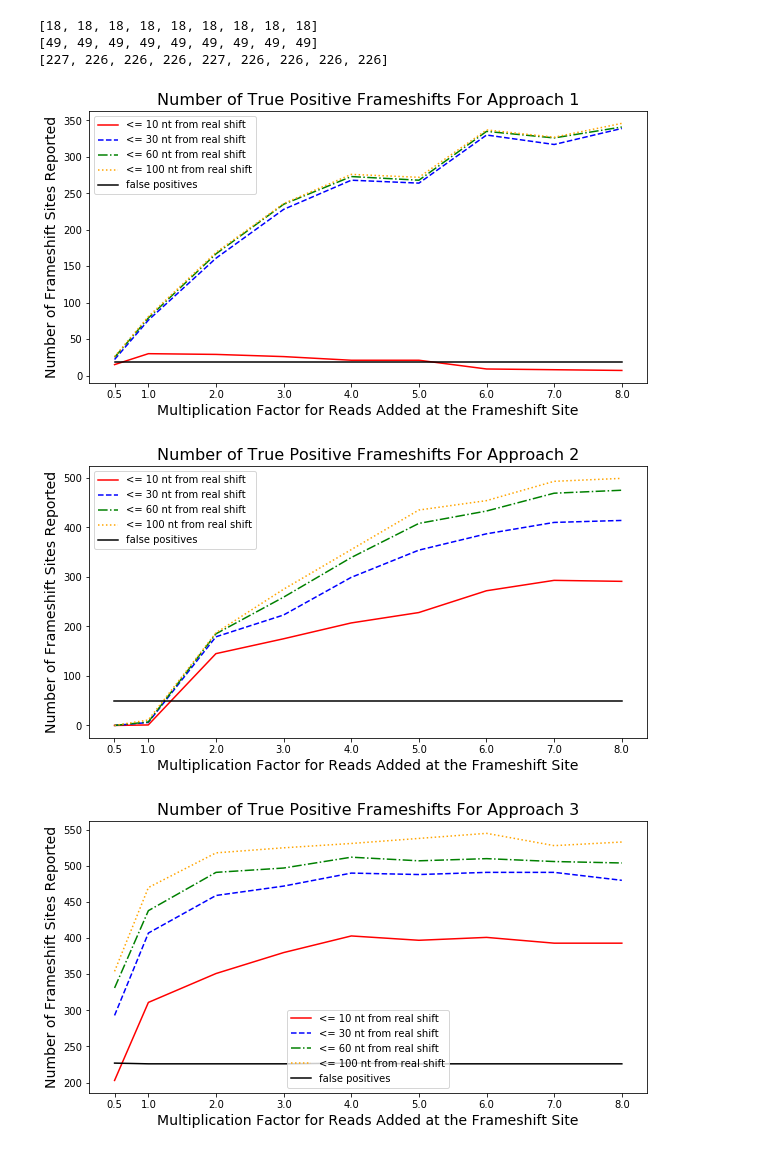
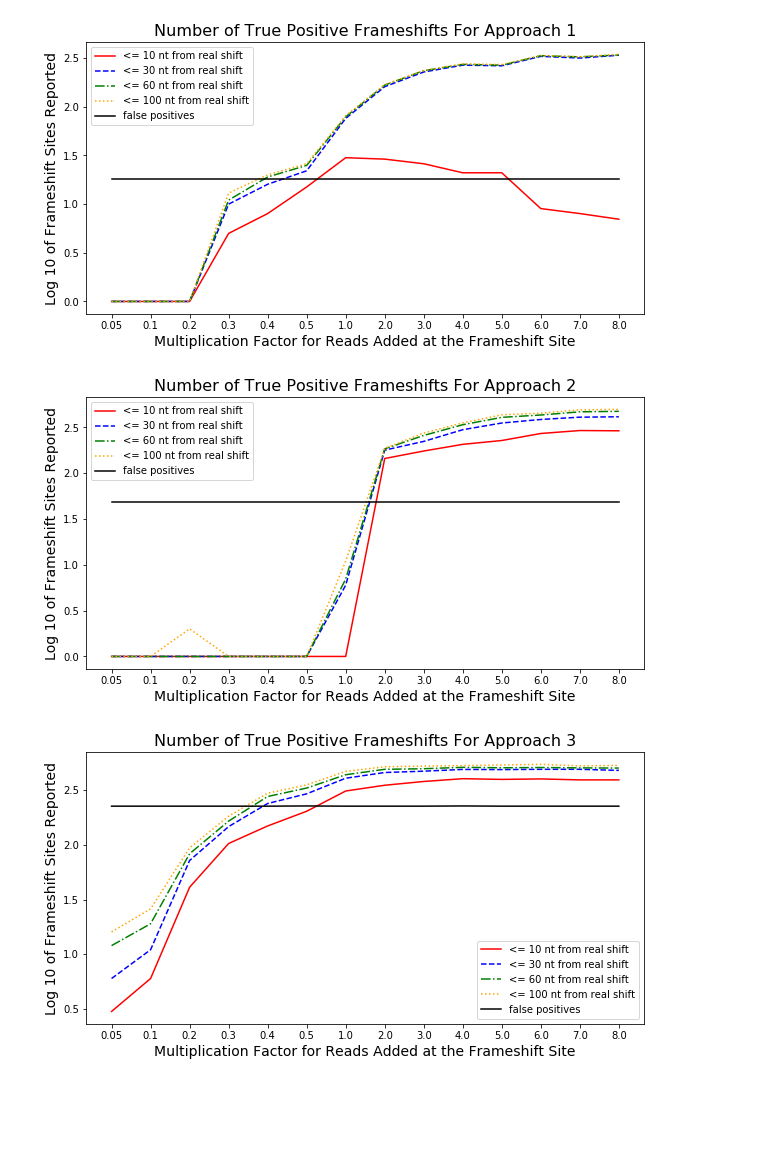
Before and after one commit to ayurovsky/old_Frame-Shift-Detector, a Jupyter notebook: SimulatedShiftReports-v2.ipynb, the cells around one changed output. Cells and saved outputs as stored; diff of their text form; code cells hidden in the pictures; blank space fills up the shorter version.

Commit message:
Updated ShiftReports - log scale, broad range of percents

```diff
--- a/SimulatedShiftReports-v2.ipynb
+++ b/SimulatedShiftReports-v2.ipynb
@@ -37,11 +37,13 @@ display(HTML(data="""
 import matplotlib.pyplot as plt
 %matplotlib inline
 from matplotlib.pyplot import subplot
+import numpy as np
+import math
 
 shift_info_dict = dict()
 shift_true_positives = dict()
 shift_false_positives = dict()
-levels = [0.5, 1.0, 2.0, 3.0, 4.0, 5.0, 6.0, 7.0, 8.0]
+levels = [0.05, 0.1, 0.2, 0.3, 0.4, 0.5, 1.0, 2.0, 3.0, 4.0, 5.0, 6.0, 7.0, 8.0]
 approaches = [1, 2, 3]
 
 distances = [10, 30, 60, 100]
@@ -89,43 +91,47 @@ for approach in approaches:
             if (gene_name in shift_info_dict[level]):
                 detected_shift = int(Info_string.split("\t")[3].split(" ")[1])
                 detected_shift_end = detected_shift + int(Info_string.split("\t")[4].split(" ")[1])
 
                 real_shift = shift_info_dict[level][gene_name]["shift_start"]
                 real_shift_end = shift_info_dict[level][gene_name]["shift_end"]
 
                 for dist in distances:
                     if (abs(detected_shift-real_shift) <= dist and abs(detected_shift_end-real_shift_end) <= dist):
                         shift_true_positives[level][dist] += 1
             else:
                 shift_false_positives[level] += 1
 
     inFile.close()
     import matplotlib.pyplot as plt
     plt.figure(approach, figsize=(10, 5))
     colors = ["red", "blue" , "green", "orange", "black"]
     linestyles = ['-', '--', '-.', ':', '-']
     n = 0
     xs = levels
     for dist in distances:
         ys = []
         for x in xs:
-            ys.append(shift_true_positives[x][dist])
-        plt.plot(xs, ys, c=colors[n],linestyle=linestyles[n])
+            y = shift_true_positives[x][dist]
+            if (y != 0):
+                ys.append(math.log(y, 10))
+            else:
+                ys.append(0)
+        plt.plot(np.arange(len(xs)), ys, c=colors[n],linestyle=linestyles[n])
         n += 1
     ys = []
     for x in xs:
-        ys.append(shift_false_positives[x])
-    plt.plot(xs, ys, c=colors[n],linestyle=linestyles[n])
-    print(ys)
+        y = shift_false_positives[x]
+        if (y != 0):
+            ys.append(math.log(y, 10))
+        else:
+            ys.append(0)
+    plt.plot(np.arange(len(xs)), ys, c=colors[n],linestyle=linestyles[n])
     plt.title('Number of True Positive Frameshifts For Approach '+ str(approach),fontsize=16)
     plt.xlabel('Multiplication Factor for Reads Added at the Frameshift Site',fontsize=14)
-    plt.xticks(xs, xs)
-    plt.ylabel('Number of Frameshift Sites Reported',fontsize=14)
+    plt.xticks(np.arange(len(xs)), xs)
+    plt.ylabel('Log 10 of Frameshift Sites Reported',fontsize=14)
     plt.legend(legend_labels)
 # %% [output]
-[18, 18, 18, 18, 18, 18, 18, 18, 18]
-[49, 49, 49, 49, 49, 49, 49, 49, 49]
-[227, 226, 226, 226, 227, 226, 226, 226, 226]
-[figure, old version]
+[figure, new version]
-[figure, old version]
+[figure, new version]
-[figure, old version]
+[figure, new version]
```
